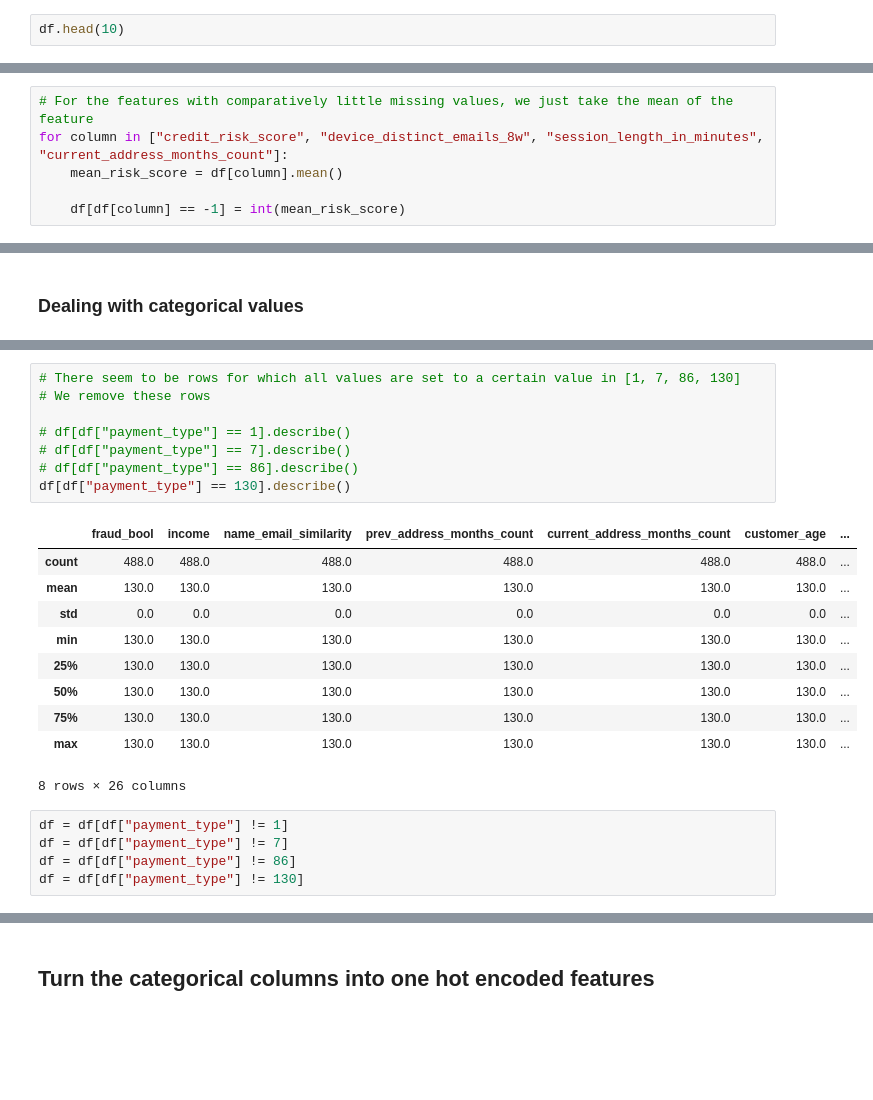
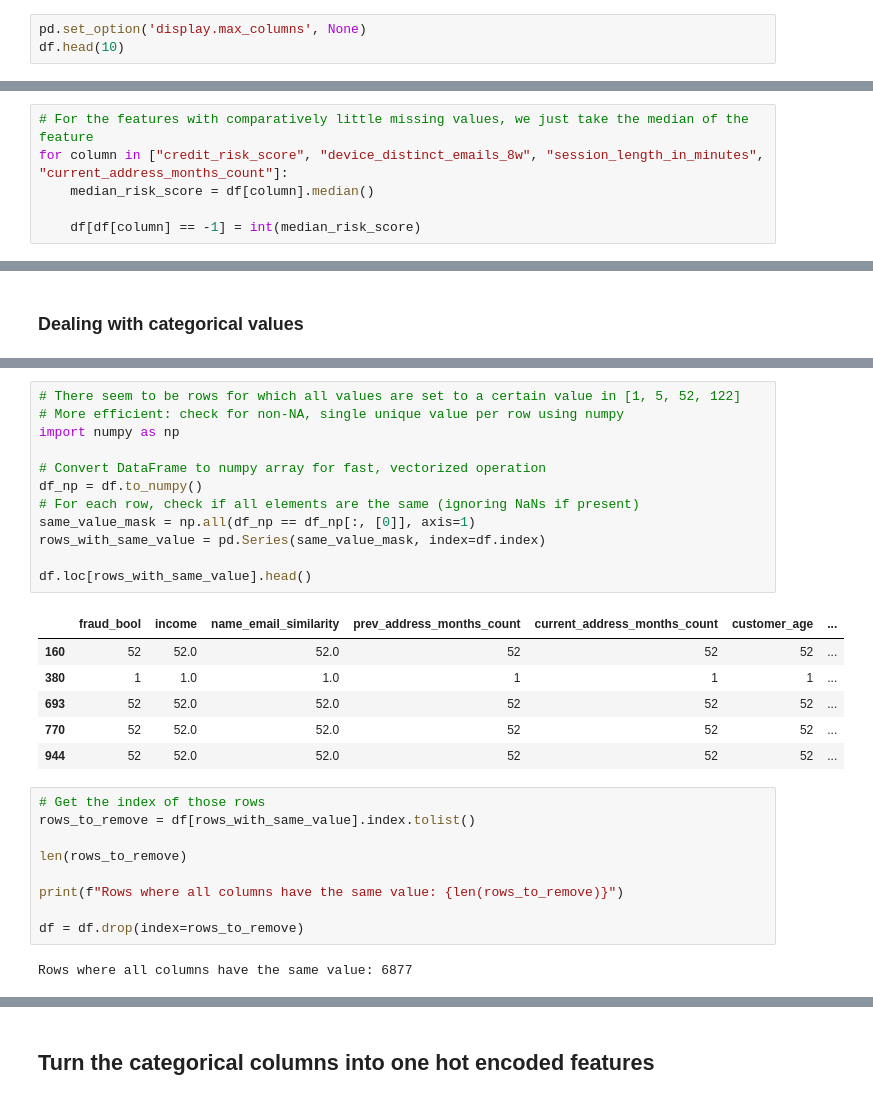
Before and after one commit to pepijn-lens/bankfraud, a Jupyter notebook: data_inspection.ipynb, the cells around one changed output, grey strips where cells are left out. Saved outputs shown, nothing was run; the diff lists cells and outputs as text; blank space fills up the shorter version.

Commit message:
Finished preprocessing pipeline and data splitting

```diff
--- a/data_inspection.ipynb
+++ b/data_inspection.ipynb
@@ -3,6 +3,7 @@ import pandas as pd
 # %%
 df = pd.read_csv("data/2/Base.csv")
 # %%
+pd.set_option('display.max_columns', None)
 df.head(10)
 # %% [output]
 |  | fraud_bool | income | name_email_similarity | prev_address_months_count | current_address_months_count | customer_age | ... |
@@ -71,9 +74,9 @@ bank_months_count: 251120
 # %%
-# For the features with comparatively little missing values, we just take the mean of the feature
+# For the features with comparatively little missing values, we just take the median of the feature
 for column in ["credit_risk_score", "device_distinct_emails_8w", "session_length_in_minutes", "current_address_months_count"]:
-    mean_risk_score = df[column].mean()
+    median_risk_score = df[column].median()
 
-    df[df[column] == -1] = int(mean_risk_score)
+    df[df[column] == -1] = int(median_risk_score)
 # %%
 # We drop device_fraud_count as all values are 0
 df = df.drop(columns=["device_fraud_count"])
@@ -127,24 +106,30 @@ column device_os: 488 with dtype = <class 'int'>
 # %%
-# There seem to be rows for which all values are set to a certain value in [1, 7, 86, 130]
-# We remove these rows
+# There seem to be rows for which all values are set to a certain value in [1, 5, 52, 122]
+# More efficient: check for non-NA, single unique value per row using numpy
+import numpy as np
 
-# df[df["payment_type"] == 1].describe()
-# df[df["payment_type"] == 7].describe()
-# df[df["payment_type"] == 86].describe()
-df[df["payment_type"] == 130].describe()
+# Convert DataFrame to numpy array for fast, vectorized operation
+df_np = df.to_numpy()
+# For each row, check if all elements are the same (ignoring NaNs if present)
+same_value_mask = np.all(df_np == df_np[:, [0]], axis=1)
+rows_with_same_value = pd.Series(same_value_mask, index=df.index)
+
+df.loc[rows_with_same_value].head()
 # %% [output]
 |  | fraud_bool | income | name_email_similarity | prev_address_months_count | current_address_months_count | customer_age | ... |
-| count | 488.0 | 488.0 | 488.0 | 488.0 | 488.0 | 488.0 | ... |
-| mean | 130.0 | 130.0 | 130.0 | 130.0 | 130.0 | 130.0 | ... |
-| std | 0.0 | 0.0 | 0.0 | 0.0 | 0.0 | 0.0 | ... |
-| min | 130.0 | 130.0 | 130.0 | 130.0 | 130.0 | 130.0 | ... |
-| 25% | 130.0 | 130.0 | 130.0 | 130.0 | 130.0 | 130.0 | ... |
-| 50% | 130.0 | 130.0 | 130.0 | 130.0 | 130.0 | 130.0 | ... |
-| 75% | 130.0 | 130.0 | 130.0 | 130.0 | 130.0 | 130.0 | ... |
-| max | 130.0 | 130.0 | 130.0 | 130.0 | 130.0 | 130.0 | ... |
+| 160 | 52 | 52.0 | 52.0 | 52 | 52 | 52 | ... |
+| 380 | 1 | 1.0 | 1.0 | 1 | 1 | 1 | ... |
+| 693 | 52 | 52.0 | 52.0 | 52 | 52 | 52 | ... |
+| 770 | 52 | 52.0 | 52.0 | 52 | 52 | 52 | ... |
+| 944 | 52 | 52.0 | 52.0 | 52 | 52 | 52 | ... |
-8 rows × 26 columns
-# %%
-df = df[df["payment_type"] != 1]
-df = df[df["payment_type"] != 7]
-df = df[df["payment_type"] != 86]
-df = df[df["payment_type"] != 130]
+# %%
+# Get the index of those rows
+rows_to_remove = df[rows_with_same_value].index.tolist()
+
+len(rows_to_remove)
+
+print(f"Rows where all columns have the same value: {len(rows_to_remove)}")
+
+df = df.drop(index=rows_to_remove)
+# %% [output]
+Rows where all columns have the same value: 6877
```
Also changed, not shown: parts of 14 cells of this notebook, 3 other files.
